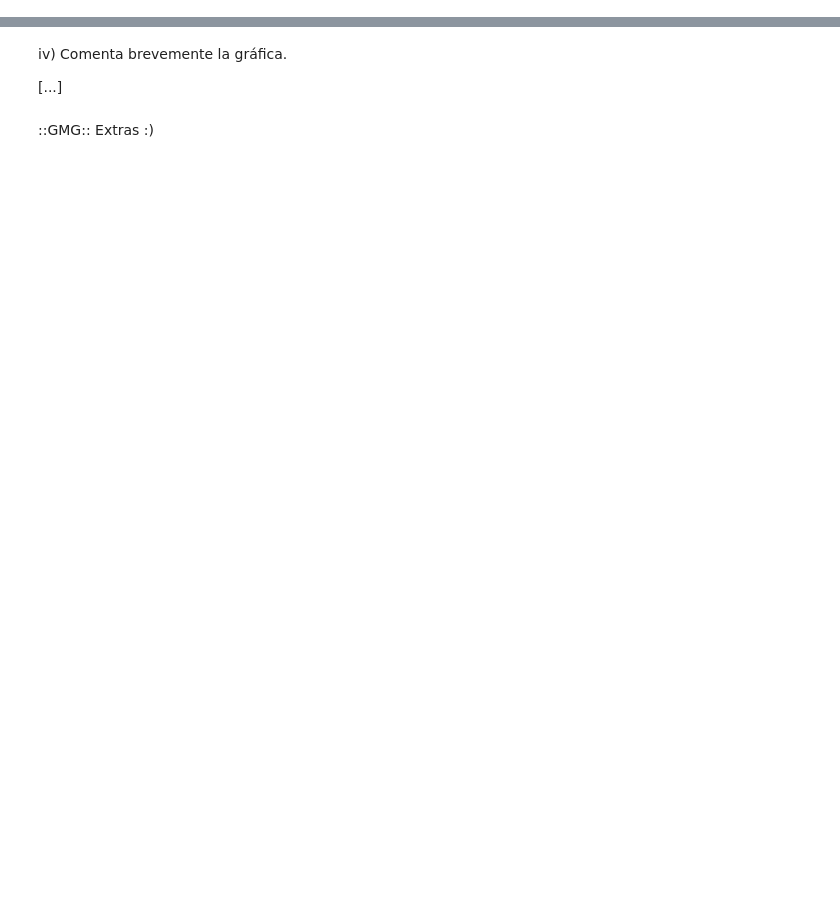
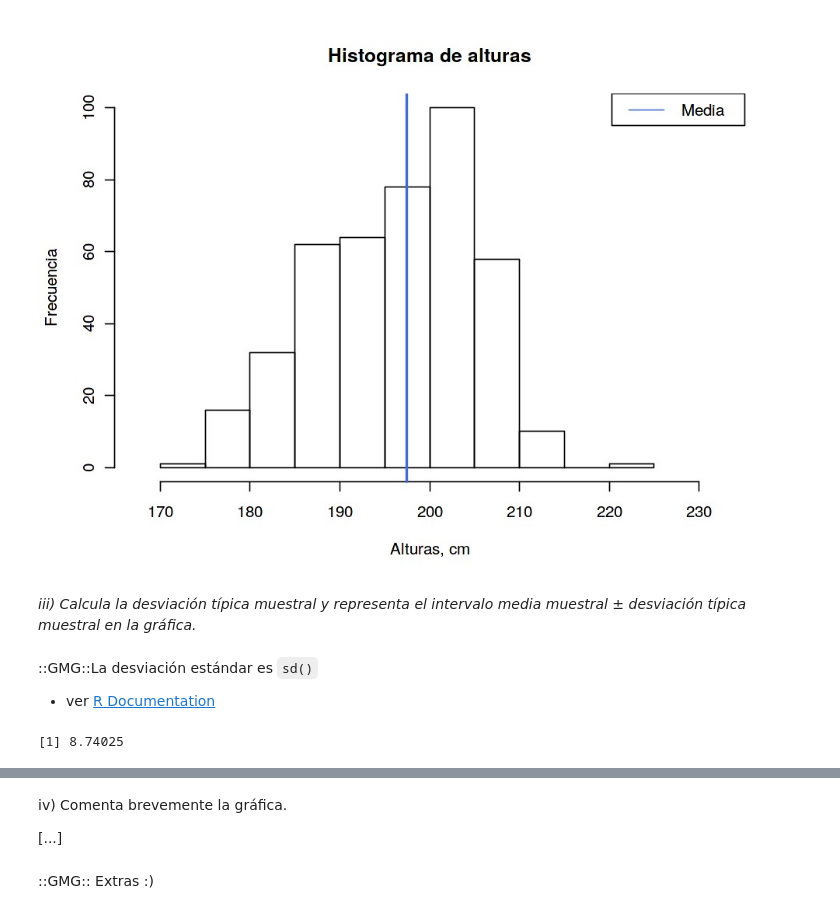
Before and after one commit to yerartdev/uc-m1965-stats, a Jupyter notebook: p1/practica1-gerardo-de-miguel-gonzalez.ipynb, the cells around one changed output, grey strips where cells are left out. Drawn from its saved outputs; the diff is of its cells as text; code cells hidden in the pictures; blank space fills up the shorter version.

```diff
--- a/p1/practica1-gerardo-de-miguel-gonzalez.ipynb
+++ b/p1/practica1-gerardo-de-miguel-gonzalez.ipynb
@@ -74,0 +169,26 @@ legend(x = "topright", # location of legend within plot area
+# %%
+options(repr.plot.width=8, repr.plot.height=6)
+hist(alturas,
+          breaks = "FD",
+          xlim = c(min(alturas, na.rm = TRUE) - 5,max(alturas, na.rm = TRUE) + 10),
+          xlab = "Alturas, cm",
+          ylab = "Frecuencia",
+          main="Histograma de alturas")
+abline(v = altura_m, col = "royalblue", lwd = 2)
+legend(x = "topright", # location of legend within plot area
+ c("Media"),
+ col = c("royalblue"),
+ lwd = c(1, 2))
+# %% [output]
+[figure, added]
+# %% [markdown]
+*iii)  Calcula la desviación típica muestral y representa el intervalo media muestral ± desviación típica muestral en la gráfica.*
+# %% [markdown]
+::GMG::La desviación estándar es `sd()`
+
+ - ver [R Documentation](https://www.rdocumentation.org/packages/stats/versions/3.5.1/topics/sd)
+# %%
+altura_sd <- sd(alturas, na.rm = TRUE)
+print(altura_sd)
+# %% [output]
+[1] 8.74025
```
Also changed, not shown: parts of 40 cells of this notebook.
